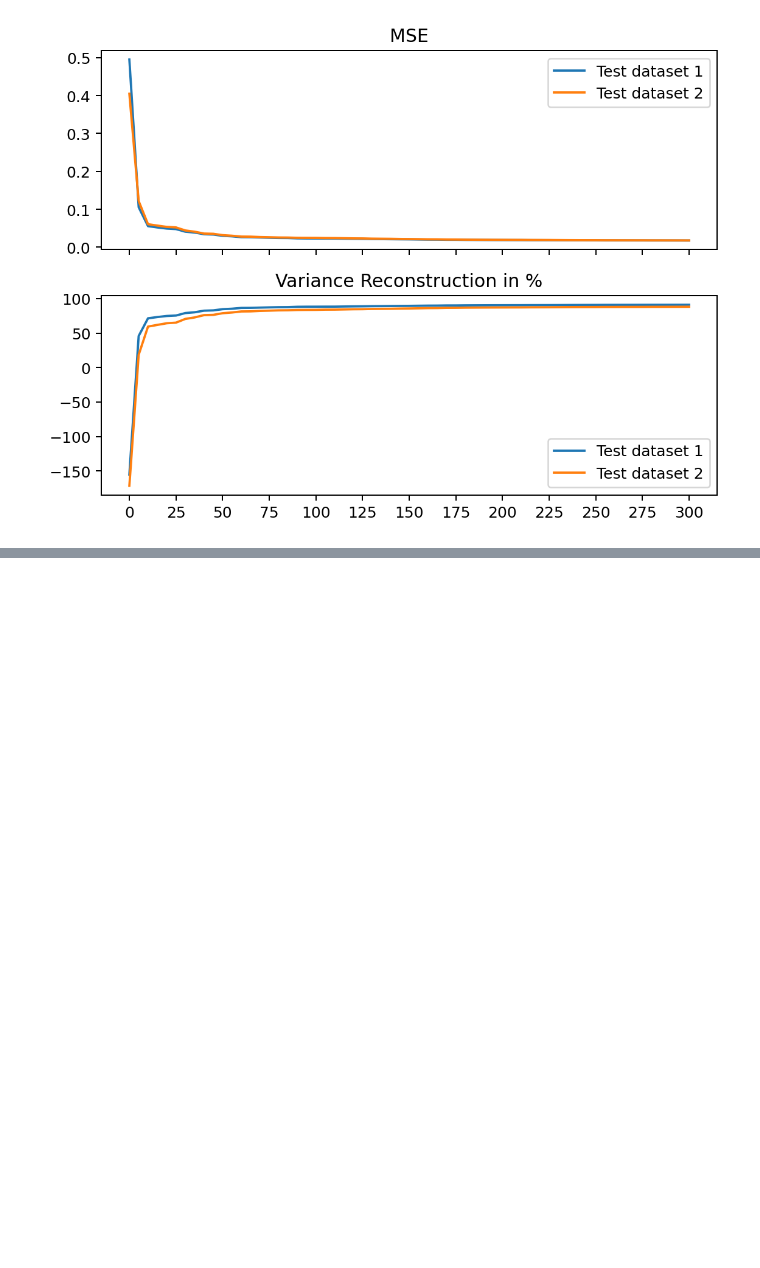
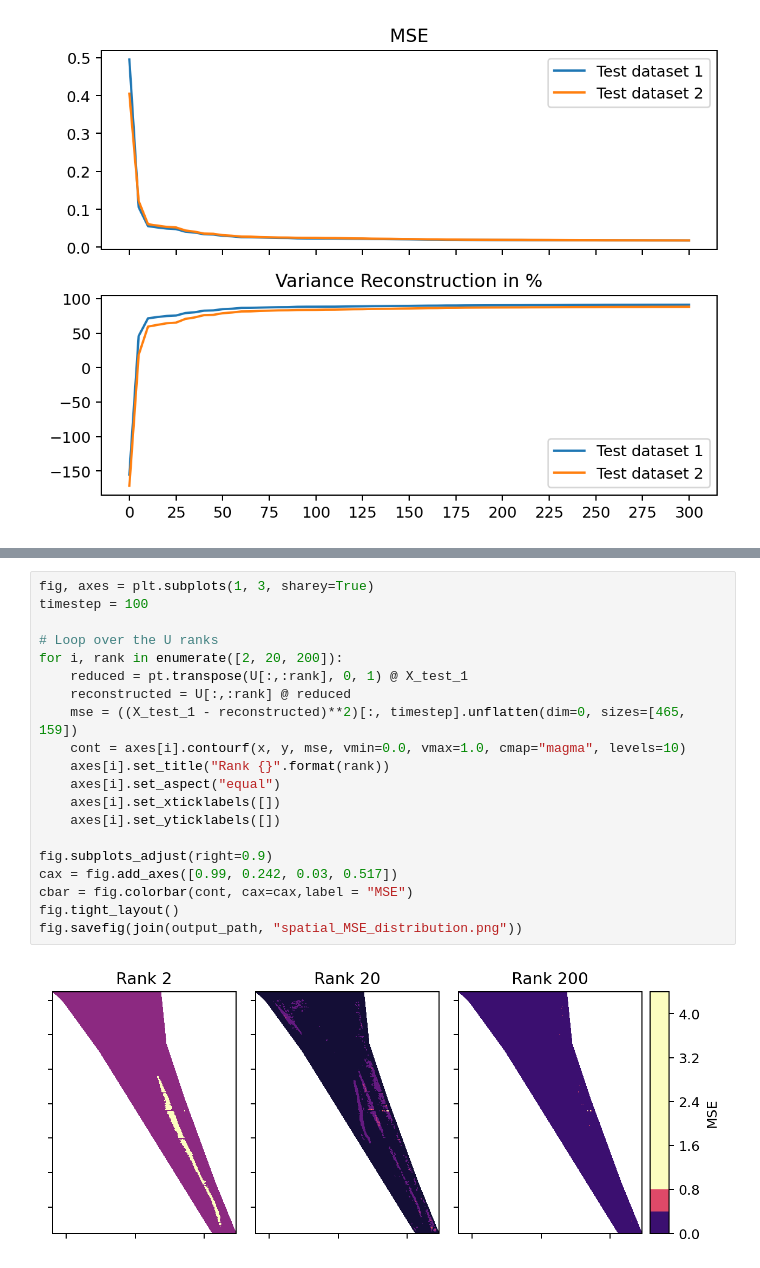
Before and after one commit to AntonSchreiber/ROM-buffet-forecasting, a Jupyter notebook: App/svd_test.ipynb, the cells around one changed output, grey strips where cells are left out. Saved outputs shown, nothing was run; the diff lists cells and outputs as text; blank space fills up the shorter version.

```diff
--- a/App/svd_test.ipynb
+++ b/App/svd_test.ipynb
@@ -87,0 +133,22 @@ fig.savefig(join(output_path, "MSE_and_Variance_with_rank.png"))
+# %%
+fig, axes = plt.subplots(1, 3, sharey=True)
+timestep = 100
+
+# Loop over the U ranks
+for i, rank in enumerate([2, 20, 200]):
+    reduced = pt.transpose(U[:,:rank], 0, 1) @ X_test_1
+    reconstructed = U[:,:rank] @ reduced
+    mse = ((X_test_1 - reconstructed)**2)[:, timestep].unflatten(dim=0, sizes=[465, 159])
+    cont = axes[i].contourf(x, y, mse, vmin=0.0, vmax=1.0, cmap="magma", levels=10)
+    axes[i].set_title("Rank {}".format(rank))
+    axes[i].set_aspect("equal")
+    axes[i].set_xticklabels([])
+    axes[i].set_yticklabels([])
+
+fig.subplots_adjust(right=0.9)
+cax = fig.add_axes([0.99, 0.242, 0.03, 0.517])
+cbar = fig.colorbar(cont, cax=cax,label = "MSE")
+fig.tight_layout()
+fig.savefig(join(output_path, "spatial_MSE_distribution.png"))
+# %% [output]
+[figure, added]
```
Also changed, not shown: parts of 5 cells of this notebook.
